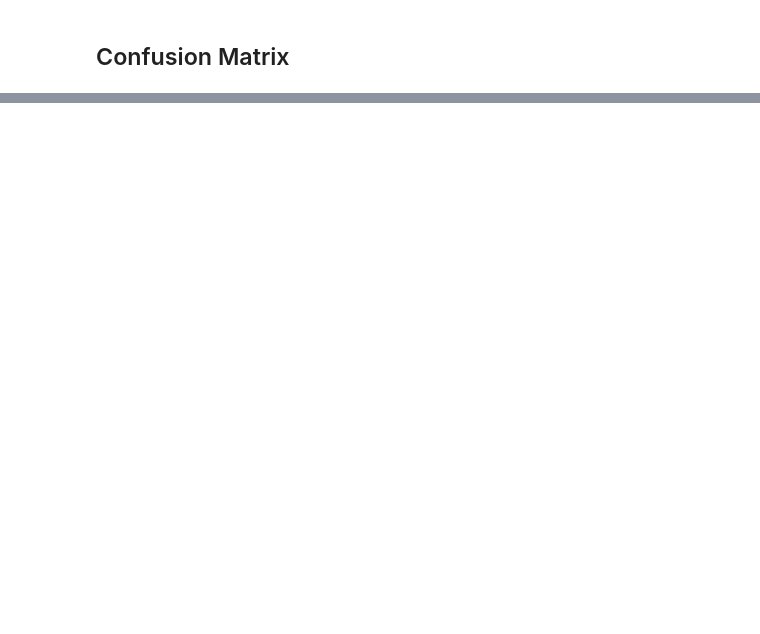
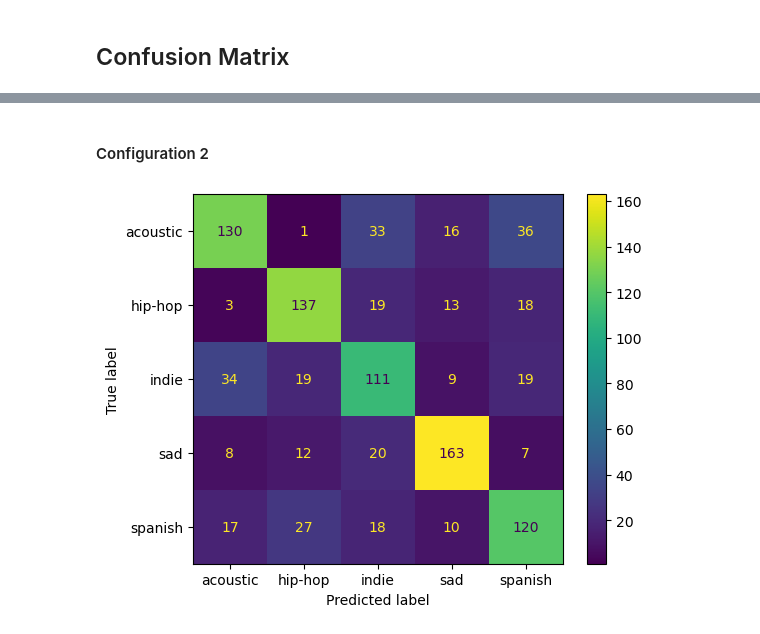
Before and after one commit to DEVMorningCoffee/Spotify-Student-Dataset, a Jupyter notebook: mood_prediction.ipynb, the cells around one changed output, grey strips where cells are left out. Saved outputs shown, nothing was run; the diff lists cells and outputs as text; code cells hidden in the pictures; blank space fills up the shorter version.

Commit message:
Added different configuration and see how it score

```diff
--- a/mood_prediction.ipynb
+++ b/mood_prediction.ipynb
@@ -243,0 +244,6 @@ weighted avg       0.04      0.19      0.06      1000
+# %%
+# Configuration 2
+model_mlp_2 = MLPClassifier(hidden_layer_sizes=(100, 50), alpha=0.01, max_iter=300, random_state=42)
+# %%
+# Train the model
+model_mlp_2.fit(x_train, y_train)
@@ -243,0 +253,5 @@ weighted avg       0.04      0.19      0.06      1000
+# %%
+# Make predictions on the test set
+mlp_predict_2 = model_mlp_2.predict(x_test)
+
+print(classification_report(y_test, mlp_predict_2))
@@ -253,0 +310,10 @@ plt.show()
+# %% [markdown]
+#### Configuration 2
+# %%
+# DecisionTree Confusion Matrix
+cm = confusion_matrix(y_test, mlp_predict_2, labels=model_mlp_2.classes_)
+disp = ConfusionMatrixDisplay(confusion_matrix=cm, display_labels=model_mlp_2.classes_)
+disp.plot()
+plt.show()
+# %% [output]
+[figure, added]
```
Also changed, not shown: parts of 15 cells of this notebook.
